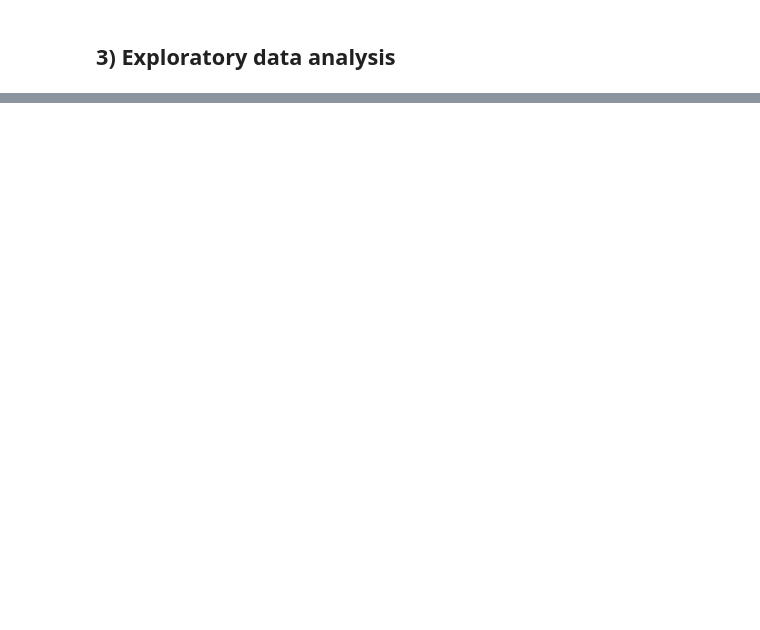
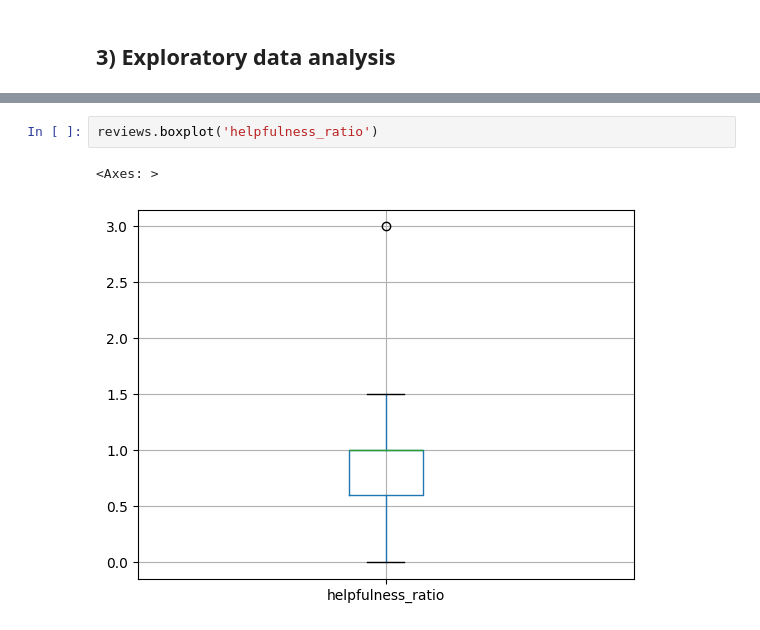
Before and after one commit to SophiaBouchama/review-analysis-teamc, a Jupyter notebook: code/preprocessing.ipynb, the cells around one changed output, grey strips where cells are left out. Drawn from its saved outputs; the diff is of its cells as text; blank space fills up the shorter version.

```diff
--- a/code/preprocessing.ipynb
+++ b/code/preprocessing.ipynb
@@ -235,0 +246,5 @@ The above code confirms that there are no non-english reviews but is slow to run
+# %%
+reviews.boxplot('helpfulness_ratio')
+# %% [output]
+<Axes: >
+[figure, added]
```
Also changed, not shown: parts of 18 cells of this notebook.
